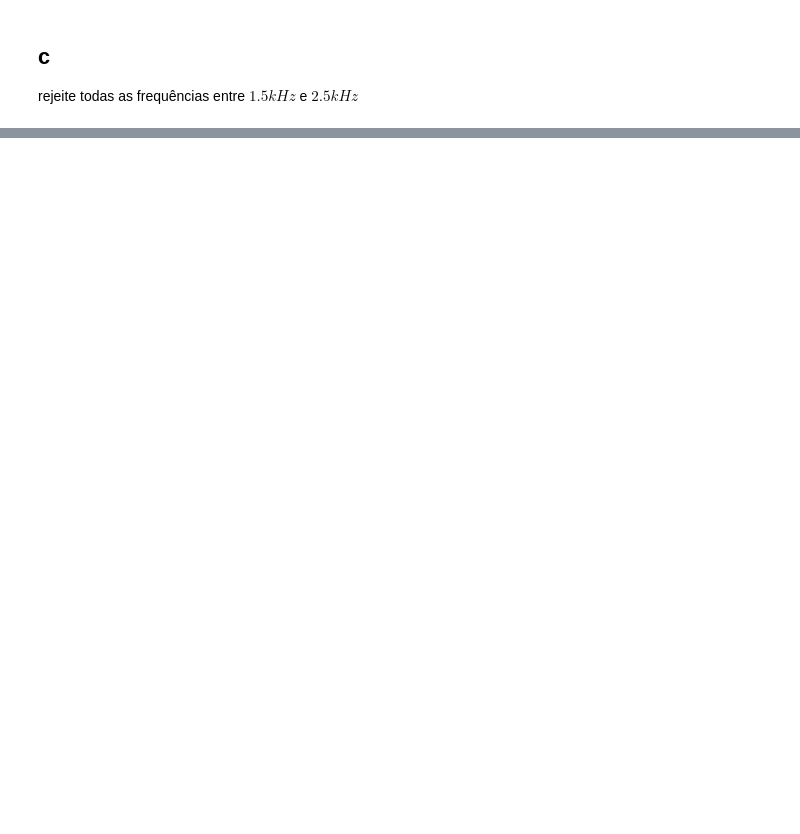
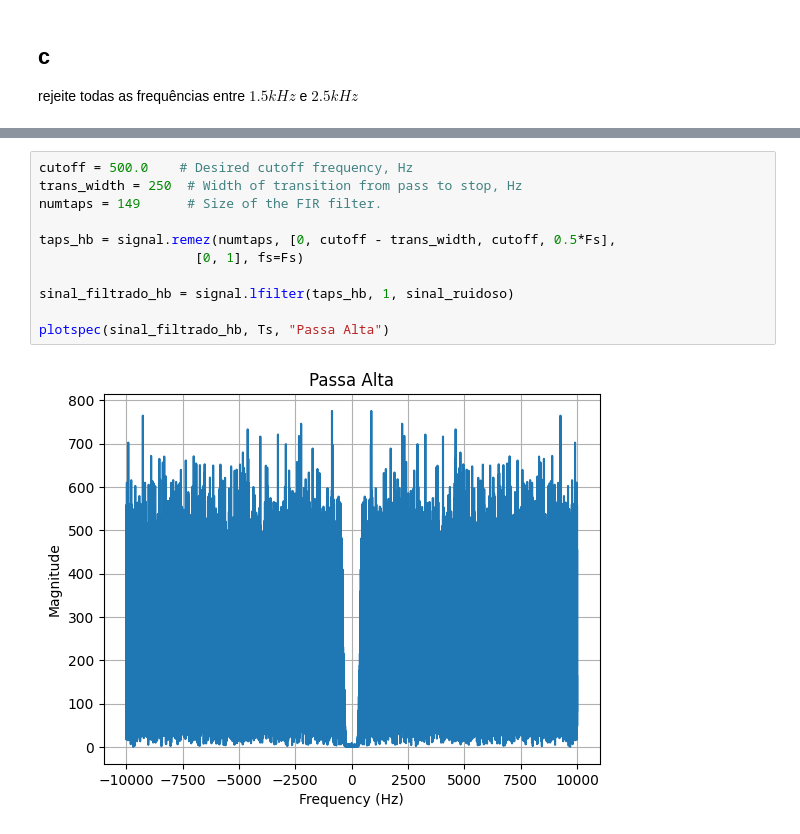
Before and after one commit to andrevale99/STD_DCA0107, a Jupyter notebook: U2/Lista_05/lista_05.ipynb, the cells around one changed output, grey strips where cells are left out. Cells and saved outputs as stored; diff of their text form; blank space fills up the shorter version.

```diff
--- a/U2/Lista_05/lista_05.ipynb
+++ b/U2/Lista_05/lista_05.ipynb
@@ -112,0 +126,13 @@ plotspec(sinal_filtrado_bp, Ts, "Passa Baixa")
+# %%
+cutoff = 500.0    # Desired cutoff frequency, Hz
+trans_width = 250  # Width of transition from pass to stop, Hz
+numtaps = 149      # Size of the FIR filter.
+
+taps_hb = signal.remez(numtaps, [0, cutoff - trans_width, cutoff, 0.5*Fs],
+                    [0, 1], fs=Fs)
+
+sinal_filtrado_hb = signal.lfilter(taps_hb, 1, sinal_ruidoso)
+
+plotspec(sinal_filtrado_hb, Ts, "Passa Alta")
+# %% [output]
+[figure, added]
```
Also changed, not shown: parts of 8 cells of this notebook.
